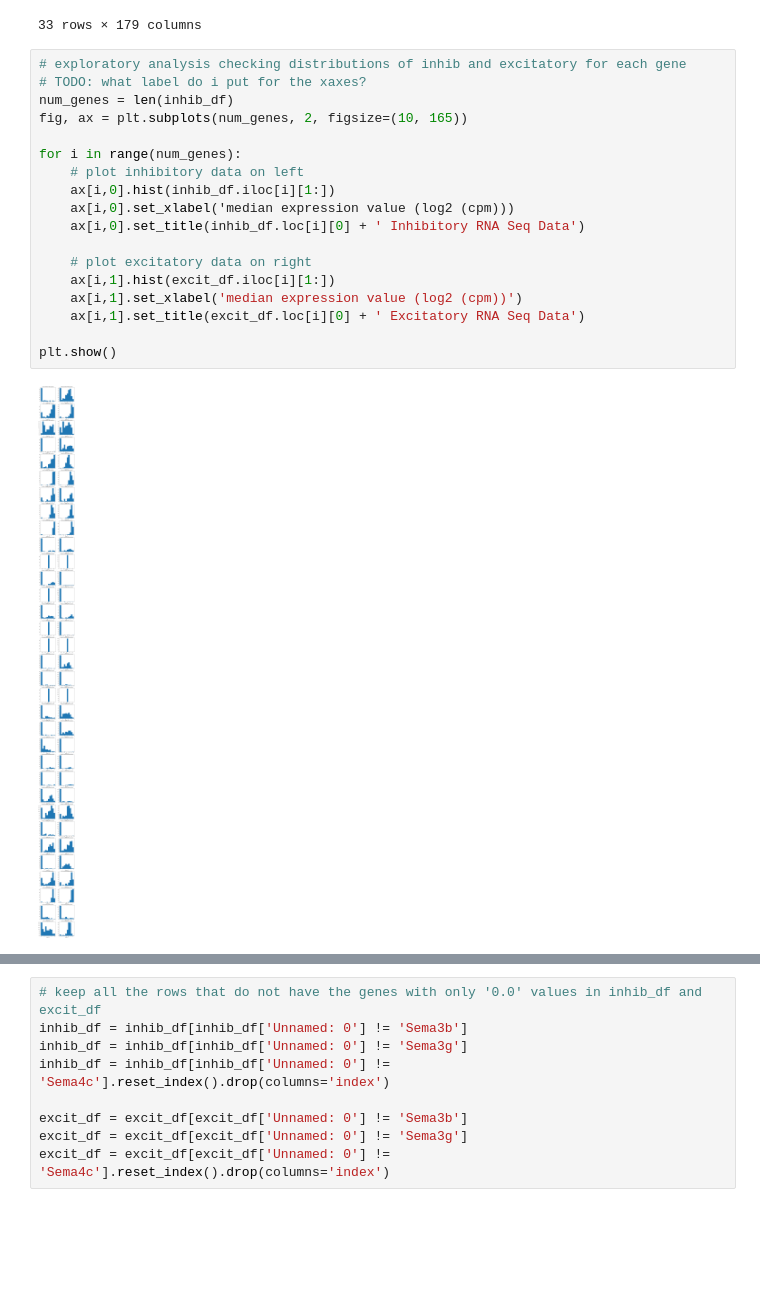
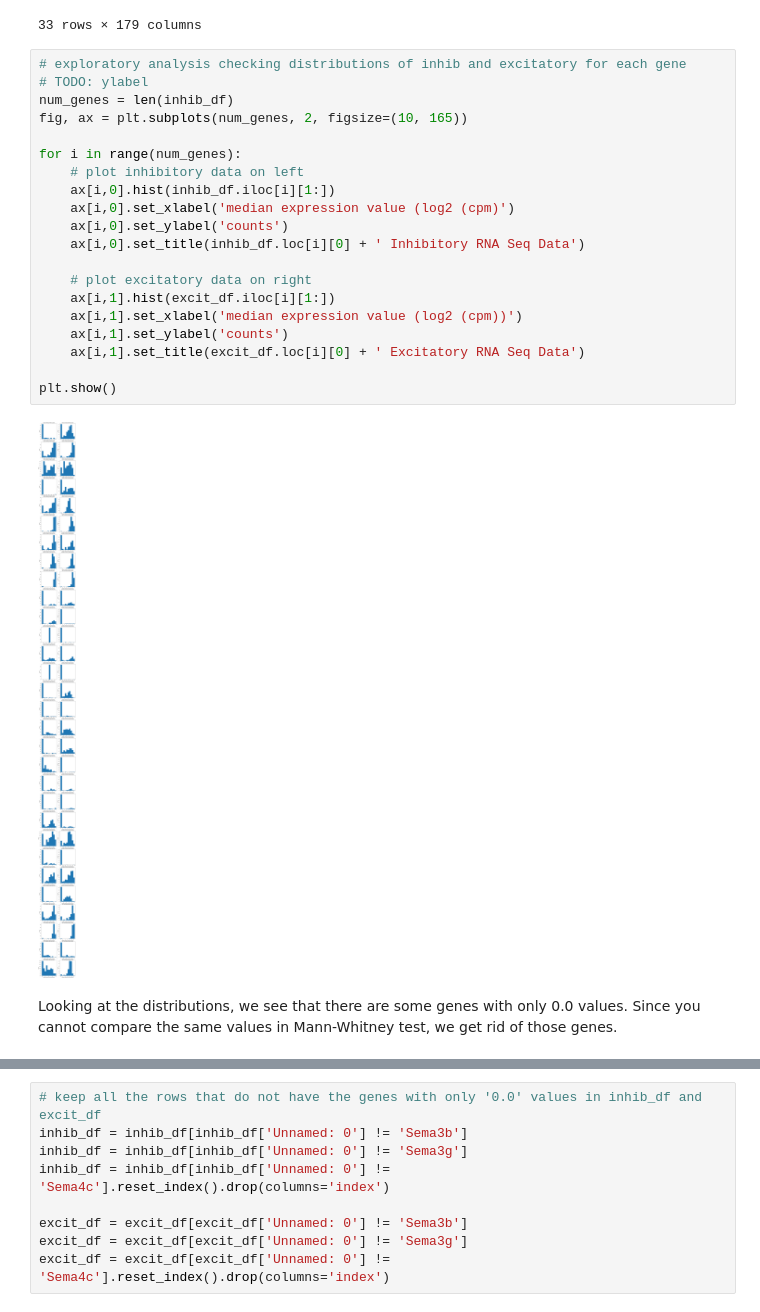
Before and after one commit to bijoudej/BIPN162_FinalProject, a Jupyter notebook: Final_Project_Master.ipynb, the cells around one changed output, grey strips where cells are left out. Saved outputs shown, nothing was run; the diff lists cells and outputs as text; blank space fills up the shorter version.

```diff
--- a/Final_Project_Master.ipynb
+++ b/Final_Project_Master.ipynb
@@ -158,22 +162,26 @@ excit_df
 33 rows × 179 columns
 # %%
 # exploratory analysis checking distributions of inhib and excitatory for each gene
-# TODO: what label do i put for the xaxes?
+# TODO: ylabel
 num_genes = len(inhib_df)
 fig, ax = plt.subplots(num_genes, 2, figsize=(10, 165))
 
 for i in range(num_genes):
     # plot inhibitory data on left
     ax[i,0].hist(inhib_df.iloc[i][1:])
-    ax[i,0].set_xlabel('median expression value (log2 (cpm)))
+    ax[i,0].set_xlabel('median expression value (log2 (cpm)')
+    ax[i,0].set_ylabel('counts')
     ax[i,0].set_title(inhib_df.loc[i][0] + ' Inhibitory RNA Seq Data')
 
     # plot excitatory data on right
     ax[i,1].hist(excit_df.iloc[i][1:])
     ax[i,1].set_xlabel('median expression value (log2 (cpm))')
+    ax[i,1].set_ylabel('counts')
     ax[i,1].set_title(excit_df.loc[i][0] + ' Excitatory RNA Seq Data')
 
 plt.show()
 # %% [output]
-[figure, old version]
+[figure, new version]
+# %% [markdown]
+Looking at the distributions, we see that there are some genes with only 0.0 values. Since you cannot compare the same values in Mann-Whitney test, we get rid of those genes.
 # %%
```
Also changed, not shown: parts of 9 cells of this notebook.
